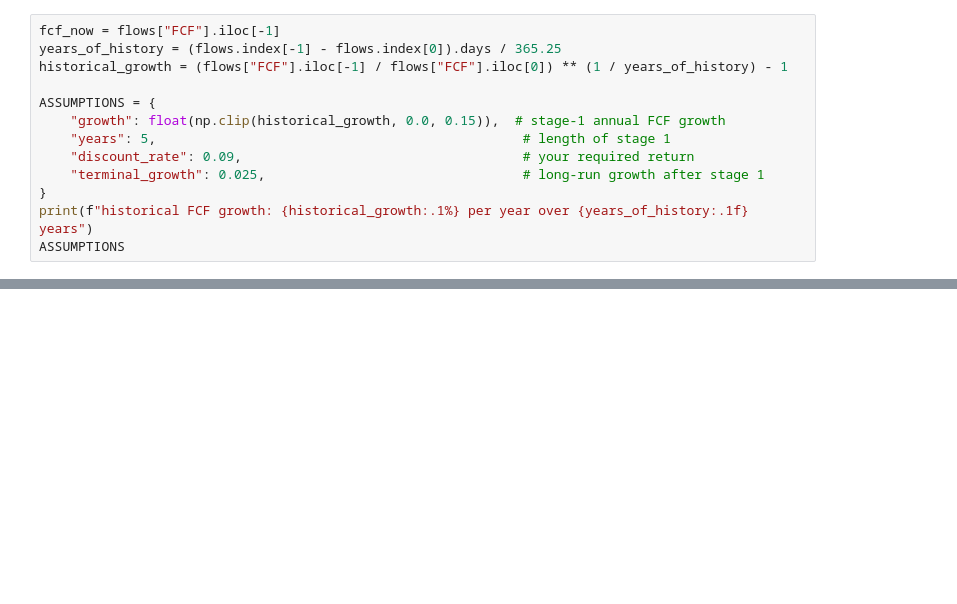
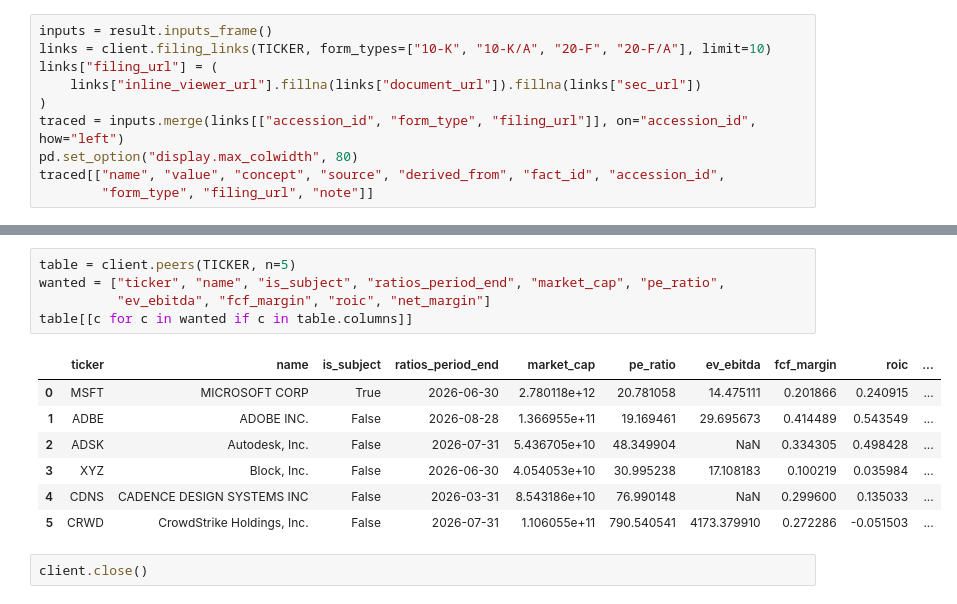
Before and after one commit to valuein/valuein, a Jupyter notebook: examples/notebooks/10_dcf_valuation.ipynb, the cells around one changed output, grey strips where cells are left out. Saved outputs shown, nothing was run; the diff lists cells and outputs as text; blank space fills up the shorter version.

```diff
--- a/examples/notebooks/10_dcf_valuation.ipynb
+++ b/examples/notebooks/10_dcf_valuation.ipynb
@@ -112,14 +146,11 @@ own view.
 # %%
-fcf_now = flows["FCF"].iloc[-1]
-years_of_history = (flows.index[-1] - flows.index[0]).days / 365.25
-historical_growth = (flows["FCF"].iloc[-1] / flows["FCF"].iloc[0]) ** (1 / years_of_history) - 1
-
-ASSUMPTIONS = {
-    "growth": float(np.clip(historical_growth, 0.0, 0.15)),  # stage-1 annual FCF growth
-    "years": 5,                                               # length of stage 1
-    "discount_rate": 0.09,                                    # your required return
-    "terminal_growth": 0.025,                                 # long-run growth after stage 1
-}
-print(f"historical FCF growth: {historical_growth:.1%} per year over {years_of_history:.1f} years")
-ASSUMPTIONS
+inputs = result.inputs_frame()
+links = client.filing_links(TICKER, form_types=["10-K", "10-K/A", "20-F", "20-F/A"], limit=10)
+links["filing_url"] = (
+    links["inline_viewer_url"].fillna(links["document_url"]).fillna(links["sec_url"])
+)
+traced = inputs.merge(links[["accession_id", "form_type", "filing_url"]], on="accession_id", how="left")
+pd.set_option("display.max_colwidth", 80)
+traced[["name", "value", "concept", "source", "derived_from", "fact_id", "accession_id",
+        "form_type", "filing_url", "note"]]
 # %% [output]
@@ -207,0 +292,15 @@ client.close()
+# %%
+table = client.peers(TICKER, n=5)
+wanted = ["ticker", "name", "is_subject", "ratios_period_end", "market_cap", "pe_ratio",
+          "ev_ebitda", "fcf_margin", "roic", "net_margin"]
+table[[c for c in wanted if c in table.columns]]
+# %% [output]
+|  | ticker | name | is_subject | ratios_period_end | market_cap | pe_ratio | ev_ebitda | fcf_margin | roic | ... |
+| 0 | MSFT | MICROSOFT CORP | True | 2026-06-30 | 2.780118e+12 | 20.781058 | 14.475111 | 0.201866 | 0.240915 | ... |
+| 1 | ADBE | ADOBE INC. | False | 2026-08-28 | 1.366955e+11 | 19.169461 | 29.695673 | 0.414489 | 0.543549 | ... |
+| 2 | ADSK | Autodesk, Inc. | False | 2026-07-31 | 5.436705e+10 | 48.349904 | NaN | 0.334305 | 0.498428 | ... |
+| 3 | XYZ | Block, Inc. | False | 2026-06-30 | 4.054053e+10 | 30.995238 | 17.108183 | 0.100219 | 0.035984 | ... |
+| 4 | CDNS | CADENCE DESIGN SYSTEMS INC | False | 2026-03-31 | 8.543186e+10 | 76.990148 | NaN | 0.299600 | 0.135033 | ... |
+| 5 | CRWD | CrowdStrike Holdings, Inc. | False | 2026-07-31 | 1.106055e+11 | 790.540541 | 4173.379910 | 0.272286 | -0.051503 | ... |
+# %%
+client.close()
```
Also changed, not shown: parts of 23 cells of this notebook, 41 other files.
